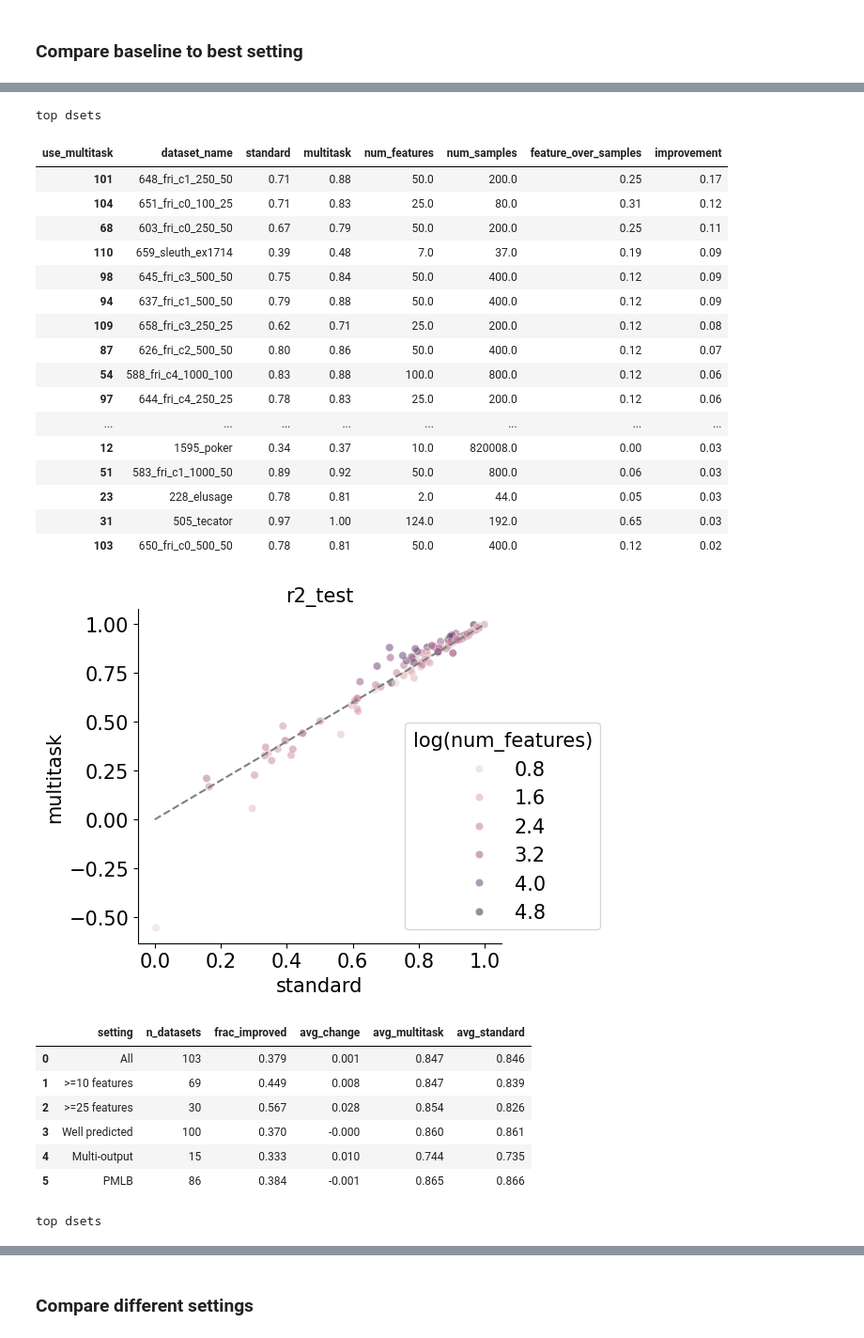
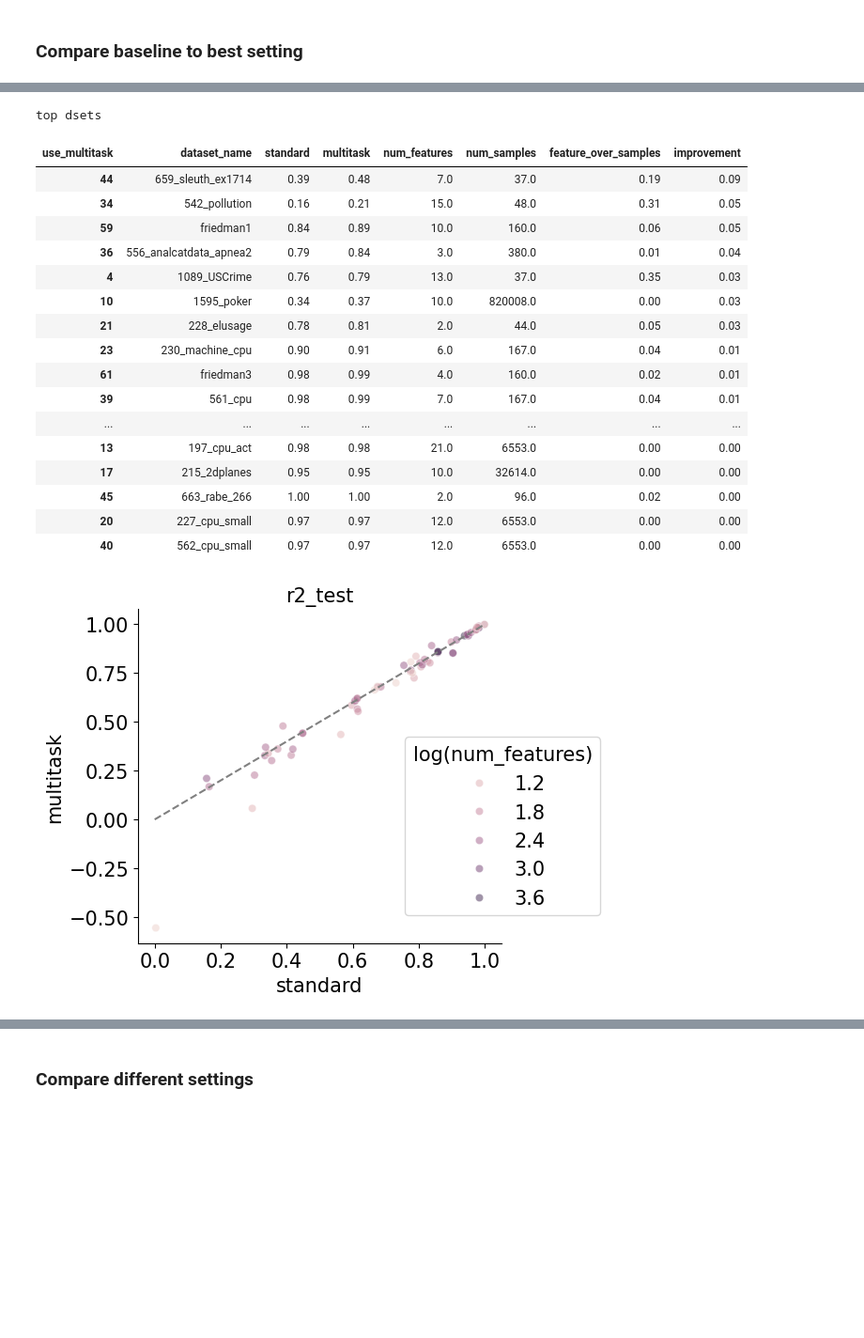
Before and after one commit to csinva/gam-experiments, a Jupyter notebook: notebooks/05_multitask_gam.ipynb, the cells around one changed output, grey strips where cells are left out. Shown at 94% size. Saved outputs shown, nothing was run; the diff lists cells and outputs as text; code cells hidden in the pictures; blank space fills up the shorter version.

Commit message:
sweep train_frac

```diff
--- a/notebooks/05_multitask_gam.ipynb
+++ b/notebooks/05_multitask_gam.ipynb
@@ -60,11 +82,15 @@ def evaluate(d, metric='r2_test'):
     # table of breakdowns
     breakdown_idxs = {
         'All': metric_table['standard'] > -100,
+        '>=100 samples': metric_table['num_samples'] >= 100,
+        '>=1000 samples': metric_table['num_samples'] >= 1000,
+        '>=10000 samples': metric_table['num_samples'] >= 10000,
         '>=10 features': metric_table['num_features'] >= 10,
         '>=25 features': metric_table['num_features'] >= 25,
         'Well predicted': metric_table['standard'] > 0.5,
         'Multi-output': metric_table['dataset_name'].str.endswith('_multitask'),
         'PMLB': metric_table['dataset_name'].isin(pmlb.dataset_names),
+        'Fri': metric_table['dataset_name'].str.contains('_fri_'),
     }
 
     metric_table['improvement'] = metric_table['multitask'] - \
@@ -76,11 +102,15 @@ def evaluate(d, metric='r2_test'):
             summ['n_datasets'].append(idxs.sum())
             summ['frac_improved'].append(
                 (metric_table['improvement'][idxs] > 0).mean())
+            summ['median_change'].append(
+                metric_table['improvement'][idxs].median())
+            summ['median_multitask'].append(
+                metric_table['multitask'][idxs].median())
             summ['avg_change'].append(
                 metric_table['improvement'][idxs].mean())
             summ['avg_multitask'].append(
                 metric_table['multitask'][idxs].mean())
-            summ['avg_standard'].append(metric_table['standard'][idxs].mean())
+            # summ['avg_standard'].append(metric_table['standard'][idxs].mean())
 
     # multioutput
     display(pd.DataFrame(summ).round(3))
@@ -105,11 +135,15 @@ def evaluate(d, metric='r2_test'):
     plt.show()
 
 
-d_best = d[
-    (d.linear_penalty == 'ridge') * (d.n_boosting_rounds == 0) *
-    (d.interactions == 0.95) * (d.use_onehot_prior == 0) *
-    (d.use_input_normalization == 1) * (d.use_internal_classifiers == 0)
-]
-evaluate(d_best[d_best['corr_test'].notna()], metric='r2_test')
-evaluate(d_best[d_best['roc_auc_test'].notna()], metric='roc_auc_test')
+# df = d
+df = d[(d[list(BEST_PARAMS)] == pd.Series(BEST_PARAMS)).all(axis=1)]
+
+# df = df[df.train_frac == 0.25]
+df = df[~df.dataset_name.str.contains('_fri_')]
+regr = df[df['r2_test'].notna()]
+clas = df[df['roc_auc_test'].notna()]
+if len(regr) > 0:
+    evaluate(regr, metric='r2_test')
+if len(clas) > 0:
+    evaluate(clas, metric='roc_auc_test')
 # %% [output]
@@ -122,27 +159,19 @@ evaluate(d_best[d_best['roc_auc_test'].notna()], metric='roc_auc_test')
 top dsets
 | use_multitask | dataset_name | standard | multitask | num_features | num_samples | feature_over_samples | improvement |
-| 101 | 648_fri_c1_250_50 | 0.71 | 0.88 | 50.0 | 200.0 | 0.25 | 0.17 |
-| 104 | 651_fri_c0_100_25 | 0.71 | 0.83 | 25.0 | 80.0 | 0.31 | 0.12 |
-| 68 | 603_fri_c0_250_50 | 0.67 | 0.79 | 50.0 | 200.0 | 0.25 | 0.11 |
-| 110 | 659_sleuth_ex1714 | 0.39 | 0.48 | 7.0 | 37.0 | 0.19 | 0.09 |
-| 98 | 645_fri_c3_500_50 | 0.75 | 0.84 | 50.0 | 400.0 | 0.12 | 0.09 |
-| 94 | 637_fri_c1_500_50 | 0.79 | 0.88 | 50.0 | 400.0 | 0.12 | 0.09 |
-| 109 | 658_fri_c3_250_25 | 0.62 | 0.71 | 25.0 | 200.0 | 0.12 | 0.08 |
-| 87 | 626_fri_c2_500_50 | 0.80 | 0.86 | 50.0 | 400.0 | 0.12 | 0.07 |
-| 54 | 588_fri_c4_1000_100 | 0.83 | 0.88 | 100.0 | 800.0 | 0.12 | 0.06 |
-| 97 | 644_fri_c4_250_25 | 0.78 | 0.83 | 25.0 | 200.0 | 0.12 | 0.06 |
+| 44 | 659_sleuth_ex1714 | 0.39 | 0.48 | 7.0 | 37.0 | 0.19 | 0.09 |
+| 34 | 542_pollution | 0.16 | 0.21 | 15.0 | 48.0 | 0.31 | 0.05 |
+| 59 | friedman1 | 0.84 | 0.89 | 10.0 | 160.0 | 0.06 | 0.05 |
+| 36 | 556_analcatdata_apnea2 | 0.79 | 0.84 | 3.0 | 380.0 | 0.01 | 0.04 |
+| 4 | 1089_USCrime | 0.76 | 0.79 | 13.0 | 37.0 | 0.35 | 0.03 |
+| 10 | 1595_poker | 0.34 | 0.37 | 10.0 | 820008.0 | 0.00 | 0.03 |
+| 21 | 228_elusage | 0.78 | 0.81 | 2.0 | 44.0 | 0.05 | 0.03 |
+| 23 | 230_machine_cpu | 0.90 | 0.91 | 6.0 | 167.0 | 0.04 | 0.01 |
+| 61 | friedman3 | 0.98 | 0.99 | 4.0 | 160.0 | 0.02 | 0.01 |
+| 39 | 561_cpu | 0.98 | 0.99 | 7.0 | 167.0 | 0.04 | 0.01 |
 | ... | ... | ... | ... | ... | ... | ... | ... |
-| 12 | 1595_poker | 0.34 | 0.37 | 10.0 | 820008.0 | 0.00 | 0.03 |
-| 51 | 583_fri_c1_1000_50 | 0.89 | 0.92 | 50.0 | 800.0 | 0.06 | 0.03 |
-| 23 | 228_elusage | 0.78 | 0.81 | 2.0 | 44.0 | 0.05 | 0.03 |
-| 31 | 505_tecator | 0.97 | 1.00 | 124.0 | 192.0 | 0.65 | 0.03 |
-| 103 | 650_fri_c0_500_50 | 0.78 | 0.81 | 50.0 | 400.0 | 0.12 | 0.02 |
+| 13 | 197_cpu_act | 0.98 | 0.98 | 21.0 | 6553.0 | 0.00 | 0.00 |
+| 17 | 215_2dplanes | 0.95 | 0.95 | 10.0 | 32614.0 | 0.00 | 0.00 |
+| 45 | 663_rabe_266 | 1.00 | 1.00 | 2.0 | 96.0 | 0.02 | 0.00 |
+| 20 | 227_cpu_small | 0.97 | 0.97 | 12.0 | 6553.0 | 0.00 | 0.00 |
+| 40 | 562_cpu_small | 0.97 | 0.97 | 12.0 | 6553.0 | 0.00 | 0.00 |
-[figure, old version]
+[figure, new version]
-|  | setting | n_datasets | frac_improved | avg_change | avg_multitask | avg_standard |
-| 0 | All | 103 | 0.379 | 0.001 | 0.847 | 0.846 |
-| 1 | >=10 features | 69 | 0.449 | 0.008 | 0.847 | 0.839 |
-| 2 | >=25 features | 30 | 0.567 | 0.028 | 0.854 | 0.826 |
-| 3 | Well predicted | 100 | 0.370 | -0.000 | 0.860 | 0.861 |
-| 4 | Multi-output | 15 | 0.333 | 0.010 | 0.744 | 0.735 |
-| 5 | PMLB | 86 | 0.384 | -0.001 | 0.865 | 0.866 |
-top dsets
```
Also changed, not shown: parts of 5 cells of this notebook, 5 other files.
